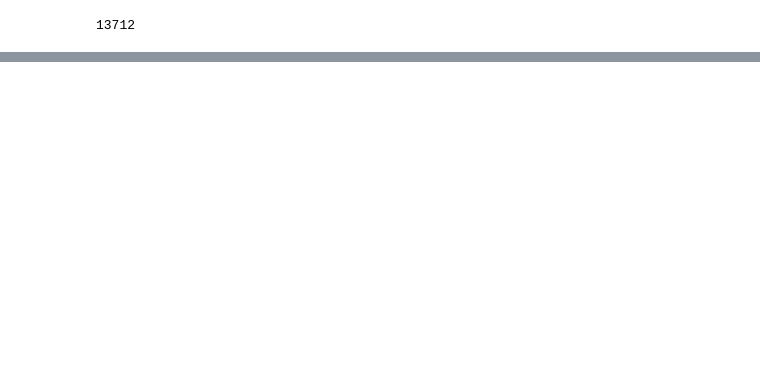
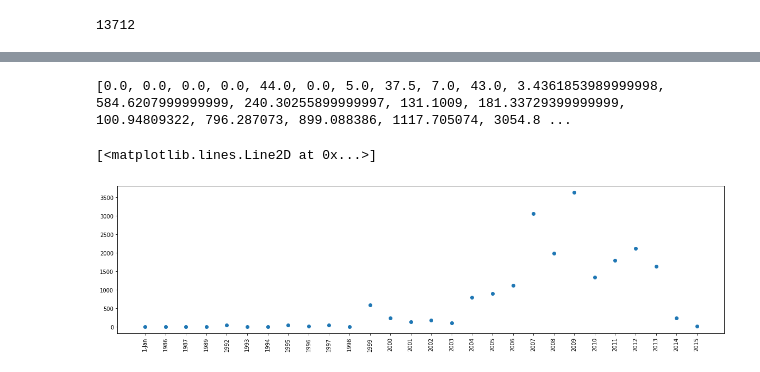
Before and after one commit to mdlee3551/springboard, a Jupyter notebook: start_ups_data_analysis.ipynb, the cells around one changed output, grey strips where cells are left out. Saved outputs shown, nothing was run; the diff lists cells and outputs as text; code cells hidden in the pictures; blank space fills up the shorter version.

```diff
--- a/start_ups_data_analysis.ipynb
+++ b/start_ups_data_analysis.ipynb
@@ -273,0 +265,4 @@ Name: category_list, dtype: float64
+# %%
+san_francisco = df_dropped.query('city == "San Francisco"')
+san_francisco.head()
+san_francisco.info()
@@ -273,0 +287,15 @@ Name: category_list, dtype: float64
+# %%
+sf_software = []
+for i in list(san_francisco['founded_at'].sort_values().unique()):
+    sf_software.append(san_francisco[(san_francisco['founded_at'] == i) & (san_francisco['category_list'] == 'Software')]['funding_total_usd'].sum())
+
+print(sf_software)
+# %% [output]
+[0.0, 0.0, 0.0, 0.0, 44.0, 0.0, 5.0, 37.5, 7.0, 43.0, 3.4361853989999998, 584.6207999999999, 240.30255899999997, 131.1009, 181.33729399999999, 100.94809322, 796.287073, 899.088386, 1117.705074, 3054.8 ...
+# %%
+plt.figure(figsize = (20,5), frameon = False)
+plt.xticks(rotation=90)
+plt.plot(list(san_francisco['founded_at'].sort_values().unique()), sf_software,'o')
+# %% [output]
+[<matplotlib.lines.Line2D at 0x...>]
+[figure, added]
```
Also changed, not shown: parts of 26 cells of this notebook.
